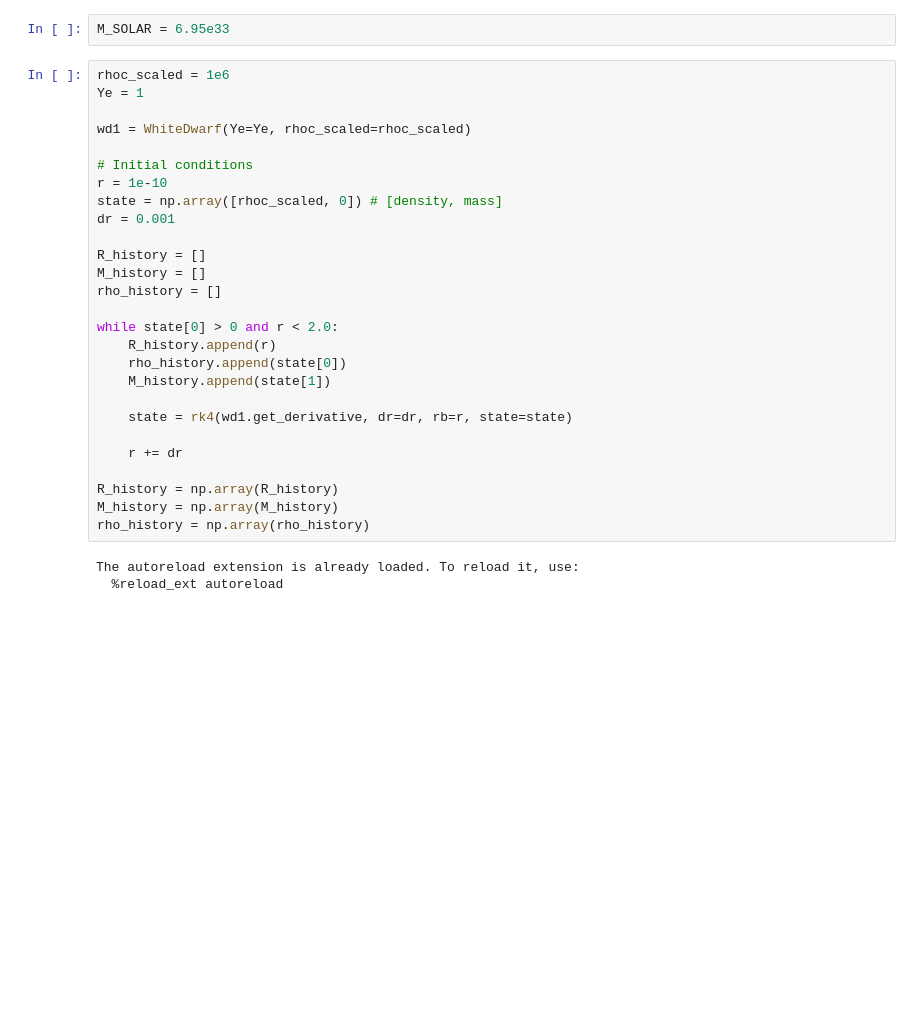
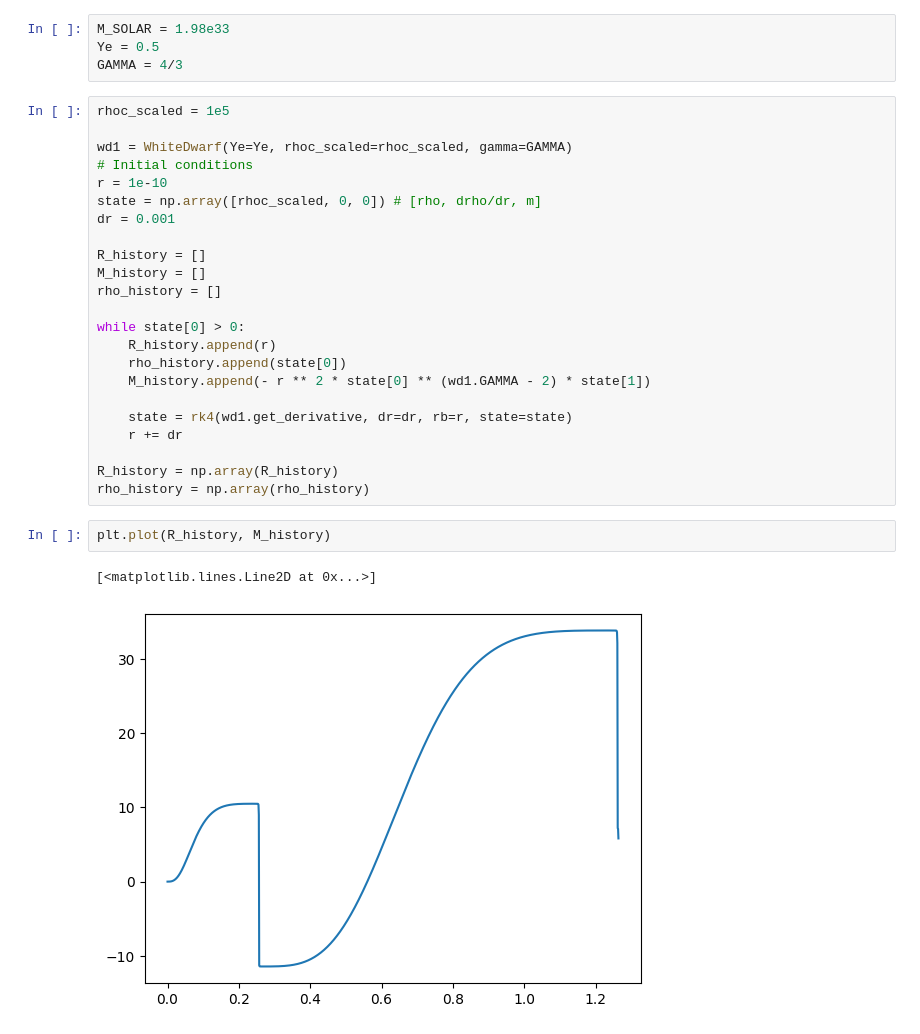
Before and after one commit to yttcari/FYP, a Jupyter notebook: main.ipynb, the cells around one changed output. Cells and saved outputs as stored; diff of their text form; blank space fills up the shorter version.

```diff
--- a/main.ipynb
+++ b/main.ipynb
@@ -12,35 +9,35 @@ The autoreload extension is already loaded. To reload it, use:
 # %%
-M_SOLAR = 6.95e33
+M_SOLAR = 1.98e33
+Ye = 0.5
+GAMMA = 4/3
 # %%
-rhoc_scaled = 1e6
-Ye = 1
+rhoc_scaled = 1e5
 
-wd1 = WhiteDwarf(Ye=Ye, rhoc_scaled=rhoc_scaled)
-
+wd1 = WhiteDwarf(Ye=Ye, rhoc_scaled=rhoc_scaled, gamma=GAMMA)
 # Initial conditions
 r = 1e-10
-state = np.array([rhoc_scaled, 0]) # [density, mass]
+state = np.array([rhoc_scaled, 0, 0]) # [rho, drho/dr, m]
 dr = 0.001
 
 R_history = []
 M_history = []
 rho_history = []
 
-while state[0] > 0 and r < 2.0:
+while state[0] > 0:
     R_history.append(r)
     rho_history.append(state[0])
-    M_history.append(state[1])
+    M_history.append(- r ** 2 * state[0] ** (wd1.GAMMA - 2) * state[1])
 
     state = rk4(wd1.get_derivative, dr=dr, rb=r, state=state)
-
     r += dr
 
 R_history = np.array(R_history)
-M_history = np.array(M_history)
 rho_history = np.array(rho_history)
-# %% [output]
-The autoreload extension is already loaded. To reload it, use:
-  %reload_ext autoreload
+# %%
+plt.plot(R_history, M_history)
+# %% [output]
+[<matplotlib.lines.Line2D at 0x...>]
+[figure, added]
 # %%
 M = []
 R = []
```
Also changed, not shown: parts of 2 cells of this notebook, 1 other file.
